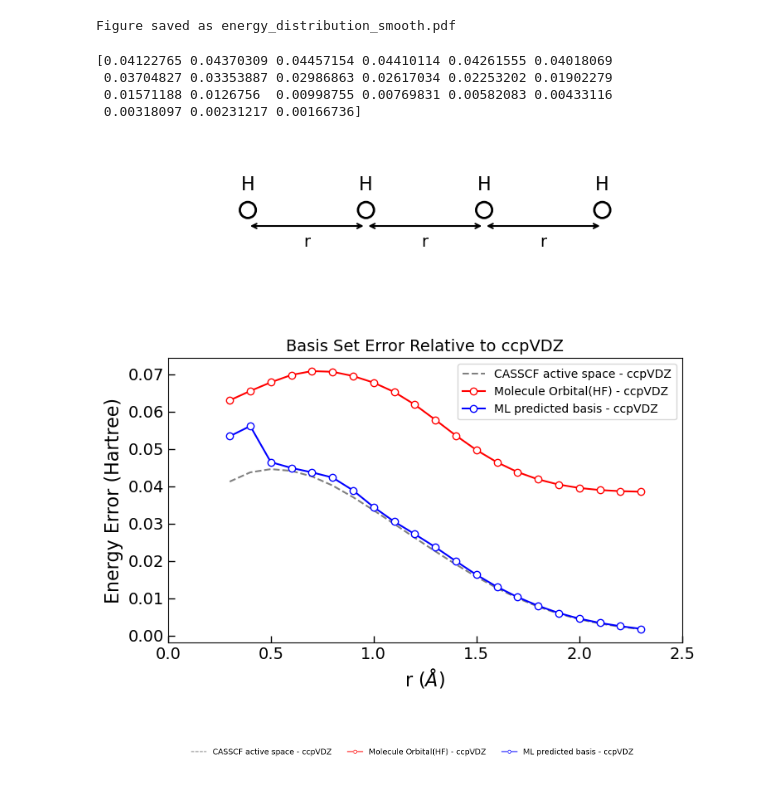
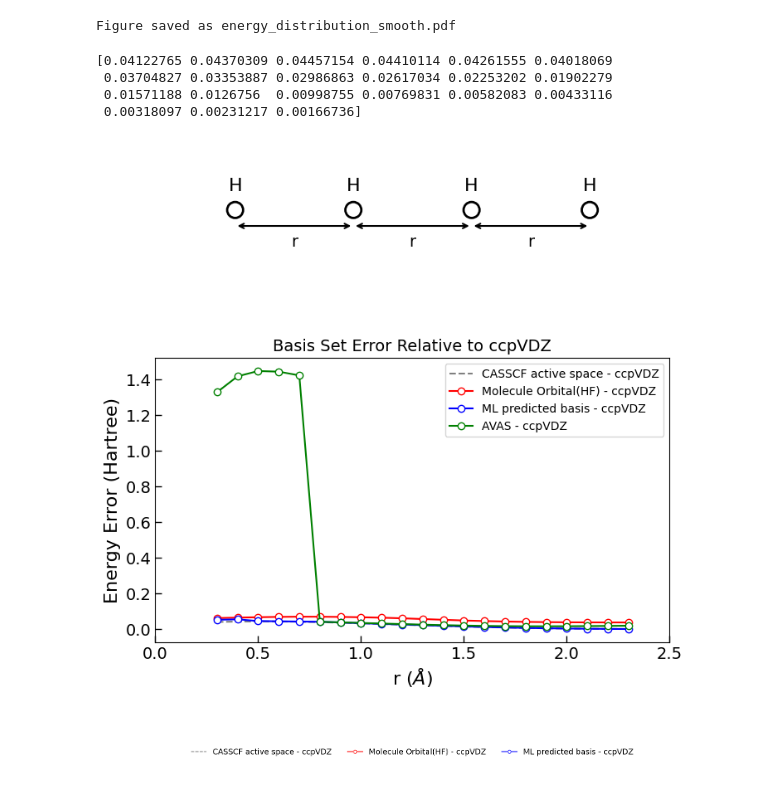
Before and after one commit to He-Wenhao/vqe-casscf, a Jupyter notebook: results/fig2_H4/Plotting.ipynb, the cells around one changed output. Saved outputs shown, nothing was run; the diff lists cells and outputs as text; code cells hidden in the pictures.

```diff
--- a/results/fig2_H4/Plotting.ipynb
+++ b/results/fig2_H4/Plotting.ipynb
@@ -10,14 +10,15 @@ chain_length = 4  # Number of H atoms per chain
 bond_length_interval = 0.1
 
 
-methods = ["CASSCF", "HF", "B3LYP", "sto-3G", "basisNN", "ccpVDZ"]
+methods = ["CASSCF", "HF", "B3LYP", "sto-3G", "basisNN", "ccpVDZ", "AVAS"]
 
 method_index = {
     'basisNN': 0,
     'CASSCF': 1,
     'HF': 2,
     "B3LYP": 3,
-    'sto-3G': 4
+    'sto-3G': 4,
+    'AVAS': 5
 }
 
 colors = plt.rcParams['axes.prop_cycle'].by_key()['color']
@@ -33,6 +34,8 @@ def get_name_method_mapping(methods):
             name_method[method] = f"{method} active space"
         elif method == 'basisNN':
             name_method[method] = "ML predicted basis"
+        elif method == 'AVAS':
+            name_method[method] = "AVAS"
         else:
             raise Exception("Error message")
 
@@ -160,8 +163,8 @@ def plot_cartoon_with_error(energy_data, name_l, method_index, methods):
     bond_length = 0.74
     positions = [i * bond_length for i in range(4)]
 
-    methods_subset = ["CASSCF", "HF", "basisNN", "ccpVDZ"]
-    mycolor = {"CASSCF": None, "HF": 'red', "basisNN": 'blue', "ccpVDZ": None}
+    methods_subset = ["CASSCF", "HF", "basisNN", "ccpVDZ", "AVAS"]
+    mycolor = {"CASSCF": None, "HF": 'red', "basisNN": 'blue', "ccpVDZ": None, "AVAS": 'green'}
     numeric_values = np.array([int(name.split('.')[0]) for name in name_l])
     sorted_indices = np.argsort(numeric_values)
 
@@ -205,34 +208,34 @@ def plot_cartoon_with_error(energy_data, name_l, method_index, methods):
             if method != 'CASSCF':
                 ax1.plot(lengths[:-2], error[:-2], label=f"{name_method[method]} - ccpVDZ",
                          color=mycolor[method], marker='o', markerfacecolor='white')
             else:
                 print(error[:-2])
                 ax1.plot(lengths[:-2], error[:-2], label=f"{name_method[method]} - ccpVDZ",
                          color='grey', markerfacecolor='white', linestyle='--')
 
     ax1.set_title("Basis Set Error Relative to ccpVDZ", fontsize=14)
     ax1.set_xlabel("r ($\AA$)", fontsize=16)
     ax1.set_ylabel("Energy Error (Hartree)", fontsize=16)
     plt.tick_params(axis='both', direction='in', length=6, width=1, labelsize=14)
     plt.xlim(0, 2.5)
     #plt.ylim(0, 0.08)
 
     ax1.legend()
 
     # ------- Layout & Save -------
     plt.subplots_adjust(hspace=0.4)
     plt.savefig("figs/H4_cartoon_error_plot.pdf", metadata={"TextAsShapes": False})
     plt.show()
 
     return ax1
 
 ax1 = plot_cartoon_with_error(data['energy_data'], data["energy_data"]['name'], method_index, methods)
 # %% [output]
 [0.04122765 0.04370309 0.04457154 0.04410114 0.04261555 0.04018069
  0.03704827 0.03353887 0.02986863 0.02617034 0.02253202 0.01902279
  0.01571188 0.0126756  0.00998755 0.00769831 0.00582083 0.00433116
  0.00318097 0.00231217 0.00166736]
-[figure, old version]
+[figure, new version]
 # %%
 
 
```
Also changed, not shown: parts of 1 cell of this notebook, 41 other files.
